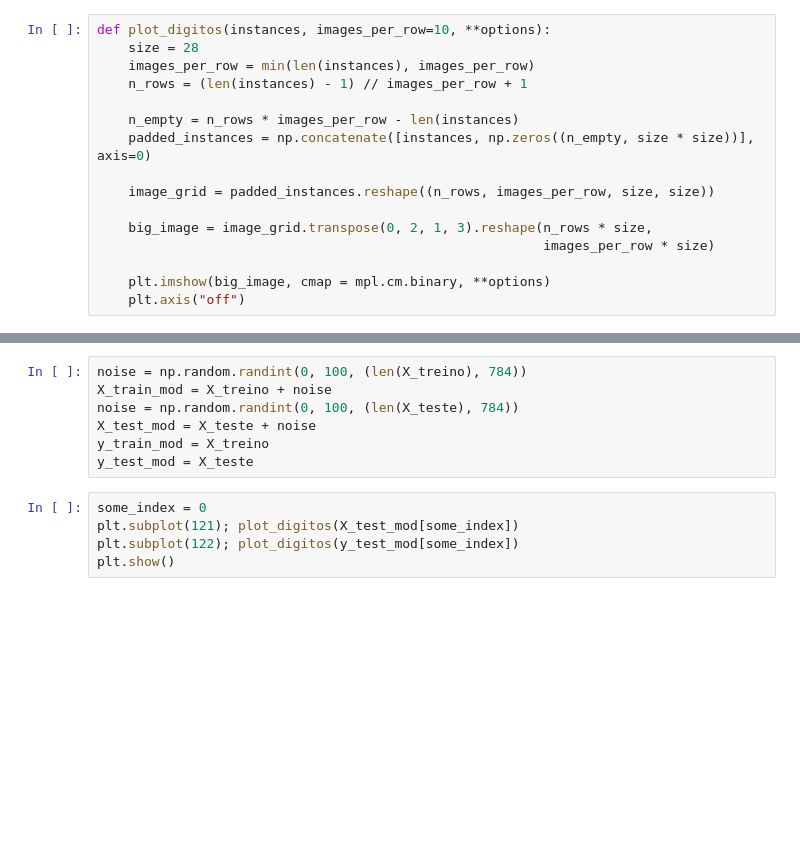
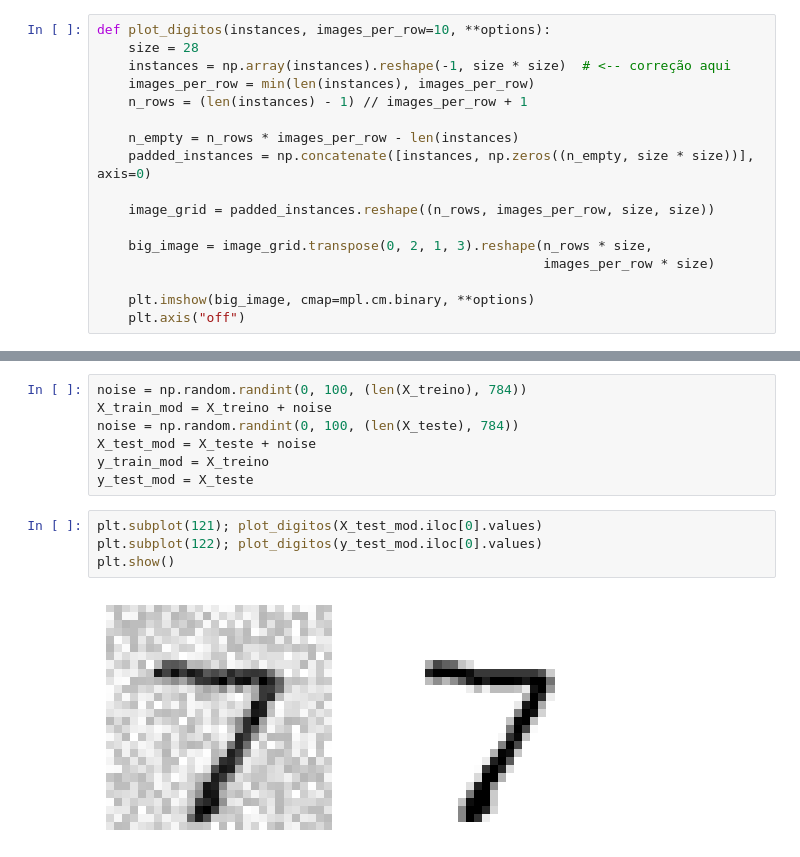
Before and after one commit to isismeira/classificador_algarismos_manuscritos, a Jupyter notebook: classificacao_algarismos_manuscritos.ipynb, the cells around one changed output, grey strips where cells are left out. Drawn from its saved outputs; the diff is of its cells as text; blank space fills up the shorter version.

```diff
--- a/classificacao_algarismos_manuscritos.ipynb
+++ b/classificacao_algarismos_manuscritos.ipynb
@@ -301,6 +317,7 @@ plt.show()
 # %%
 def plot_digitos(instances, images_per_row=10, **options):
     size = 28
+    instances = np.array(instances).reshape(-1, size * size)  # <-- correção aqui
     images_per_row = min(len(instances), images_per_row)
     n_rows = (len(instances) - 1) // images_per_row + 1
 
@@ -312,7 +329,7 @@ def plot_digitos(instances, images_per_row=10, **options):
     big_image = image_grid.transpose(0, 2, 1, 3).reshape(n_rows * size,
                                                          images_per_row * size)
 
-    plt.imshow(big_image, cmap = mpl.cm.binary, **options)
+    plt.imshow(big_image, cmap=mpl.cm.binary, **options)
     plt.axis("off")
 # %%
 cl_a, cl_b = 3, 5
@@ -353,9 +378,10 @@ X_test_mod = X_teste + noise
 y_train_mod = X_treino
 y_test_mod = X_teste
 # %%
-some_index = 0
-plt.subplot(121); plot_digitos(X_test_mod[some_index])
-plt.subplot(122); plot_digitos(y_test_mod[some_index])
+plt.subplot(121); plot_digitos(X_test_mod.iloc[0].values)
+plt.subplot(122); plot_digitos(y_test_mod.iloc[0].values)
 plt.show()
+# %% [output]
+[figure, added]
 # %%
 knn.fit(X_train_mod, y_train_mod)
```
Also changed, not shown: parts of 17 cells of this notebook.
